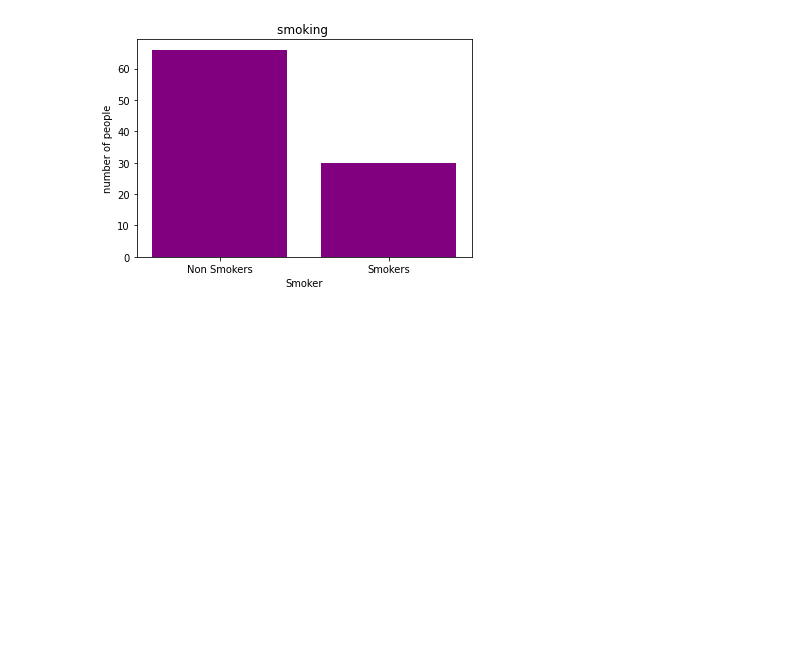
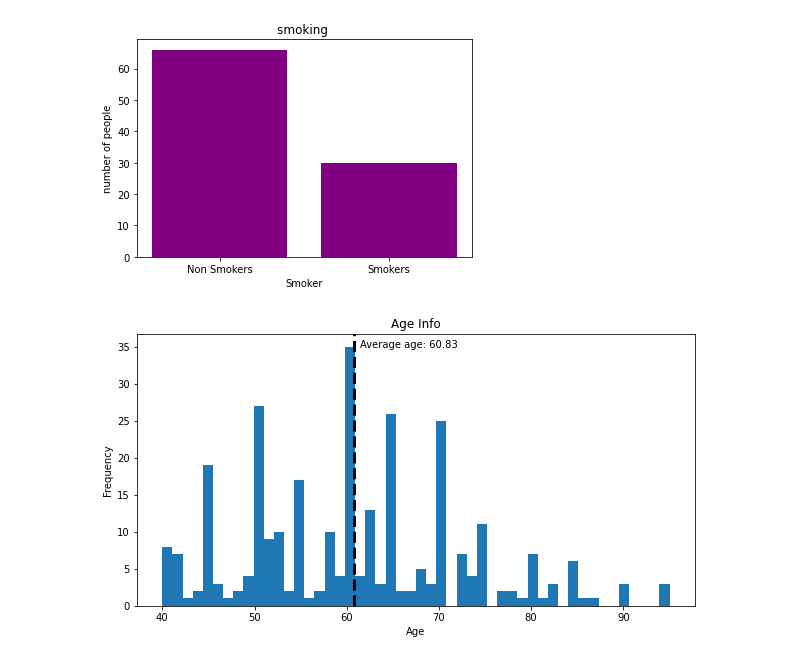
Before and after one commit to shantanu779/data_science, a Jupyter notebook: assignment2.ipynb, the cells around one changed output. Drawn from its saved outputs; the diff is of its cells as text; code cells hidden in the pictures; blank space fills up the shorter version.

Commit message:
Complete first 6 columns for task 1 and 2.1

```diff
--- a/assignment2.ipynb
+++ b/assignment2.ipynb
@@ -424,0 +511,12 @@ Text(0.5, 1.0, 'smoking ')
+# %%
+# Explore Age column
+# See the distribution of the age (Draw mean: https://stackoverflow.com/questions/16180946/drawing-average-line-in-histogram-matplotlib)
+Rd['age'].plot(kind='hist',bins=50, figsize=(10,5))
+plt.title('Age Info')
+plt.xlabel('Age')
+plt.axvline(Rd['age'].mean(), color='k', linestyle='dashed', linewidth=3)
+min_ylim, max_ylim = plt.ylim()
+plt.text(Rd['age'].mean()*1.01, max_ylim*0.95, 'Average age: {:.2f}'.format(Rd['age'].mean()))
+plt.show()
+# %% [output]
+[figure, added]
```
Also changed, not shown: parts of 27 cells of this notebook.
